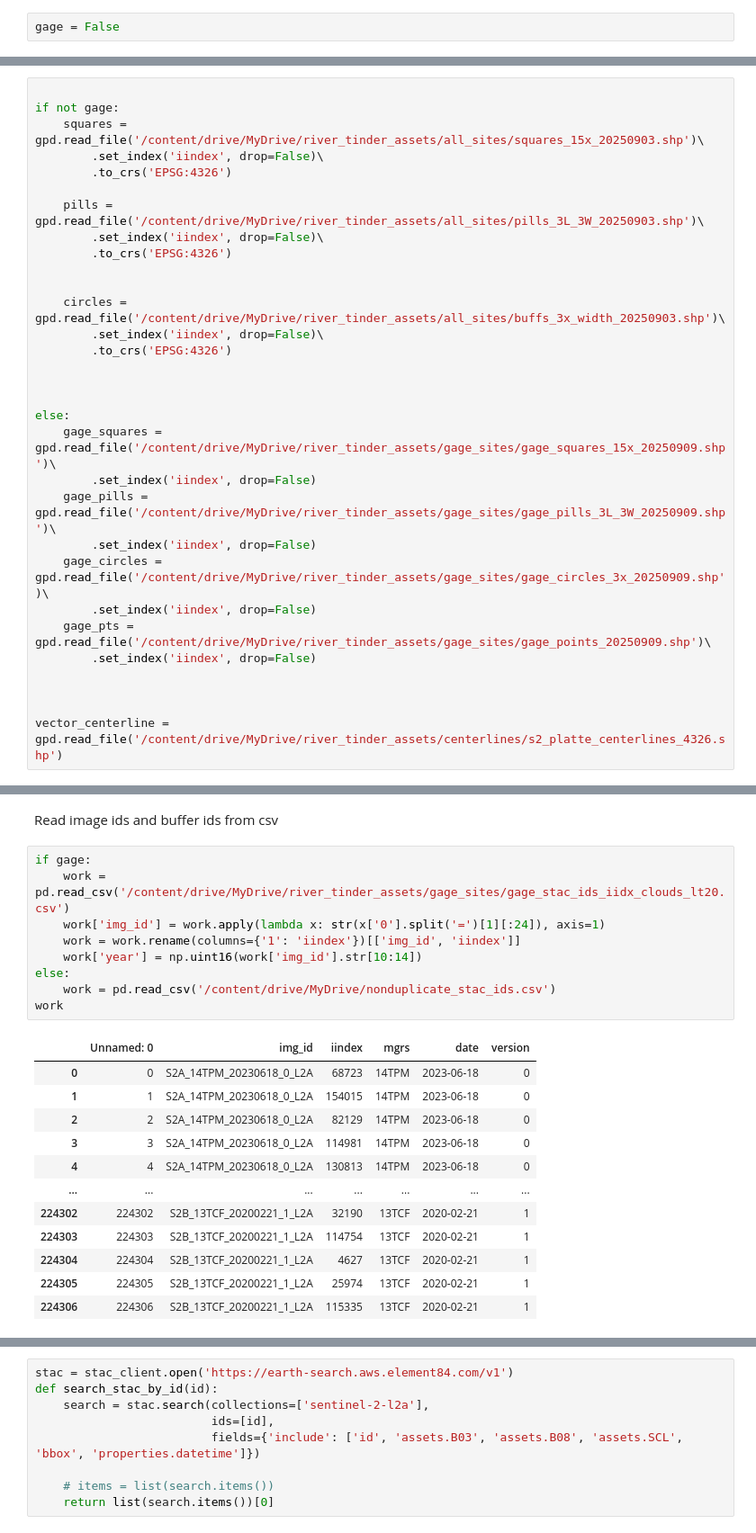
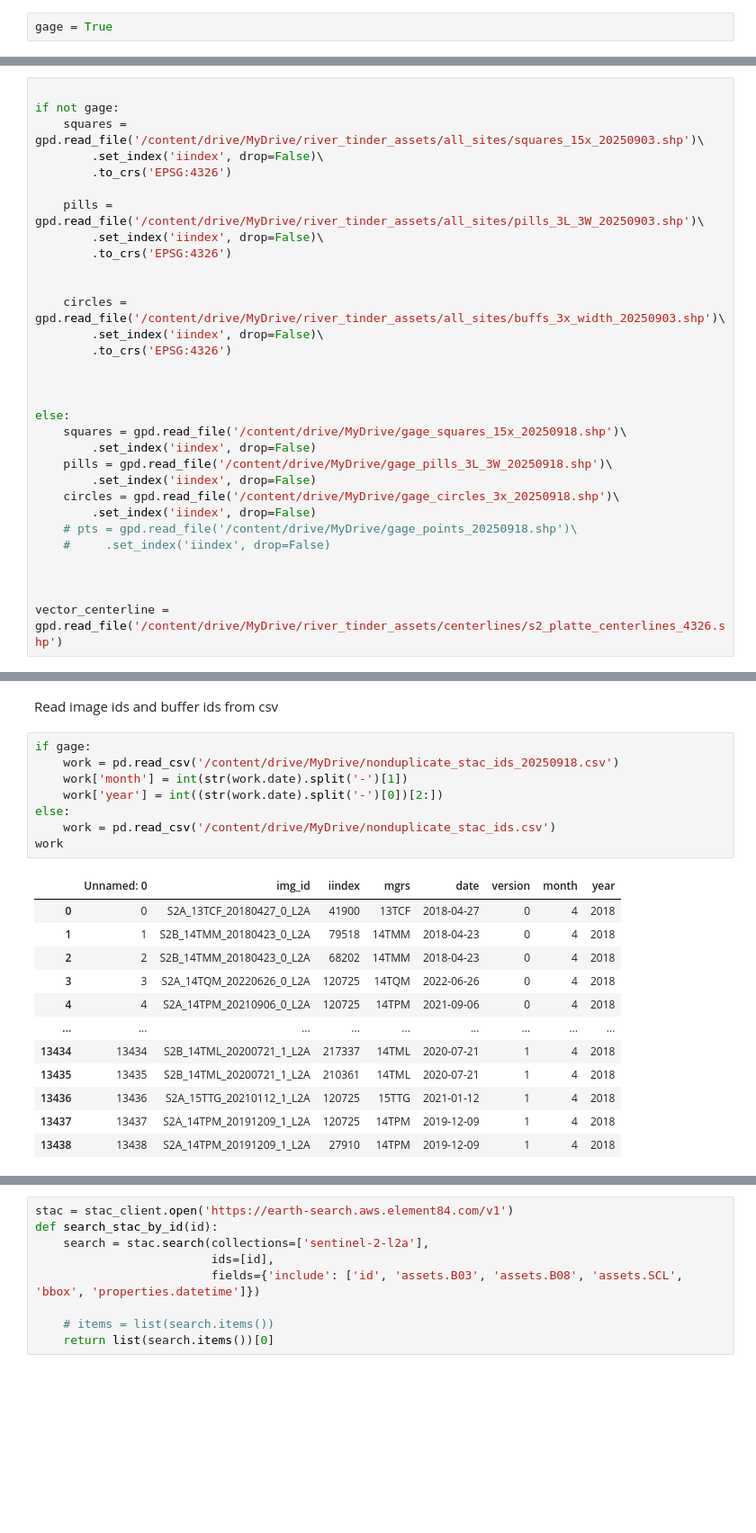
Before and after one commit to wherediddavidgo/multitemporal_RSSA, a Jupyter notebook: stac_processing_download.ipynb, the cells around one changed output, grey strips where cells are left out. Shown at 90% size. Cells and saved outputs as stored; diff of their text form; blank space fills up the shorter version.

Commit message:
27 gage validation

```diff
--- a/stac_processing_download.ipynb
+++ b/stac_processing_download.ipynb
@@ -86,7 +86,7 @@ def normalized_difference(x, y):
 
     return normalized_diff
 # %%
-gage = False
+gage = True
 # %% [markdown]
 Import vector assets
 # %%
@@ -108,14 +108,14 @@ if not gage:
 
 
 else:
-    gage_squares = gpd.read_file('/content/drive/MyDrive/river_tinder_assets/gage_sites/gage_squares_15x_20250909.shp')\
+    squares = gpd.read_file('/content/drive/MyDrive/gage_squares_15x_20250918.shp')\
         .set_index('iindex', drop=False)
-    gage_pills = gpd.read_file('/content/drive/MyDrive/river_tinder_assets/gage_sites/gage_pills_3L_3W_20250909.shp')\
+    pills = gpd.read_file('/content/drive/MyDrive/gage_pills_3L_3W_20250918.shp')\
         .set_index('iindex', drop=False)
-    gage_circles = gpd.read_file('/content/drive/MyDrive/river_tinder_assets/gage_sites/gage_circles_3x_20250909.shp')\
+    circles = gpd.read_file('/content/drive/MyDrive/gage_circles_3x_20250918.shp')\
         .set_index('iindex', drop=False)
-    gage_pts = gpd.read_file('/content/drive/MyDrive/river_tinder_assets/gage_sites/gage_points_20250909.shp')\
-        .set_index('iindex', drop=False)
+    # pts = gpd.read_file('/content/drive/MyDrive/gage_points_20250918.shp')\
+    #     .set_index('iindex', drop=False)
 
 
 
@@ -219,23 +219,22 @@ nonduplicate_work.to_csv('/content/drive/MyDrive/nonduplicate_stac_ids.csv')
 Read image ids and buffer ids from csv
 # %%
 if gage:
-    work = pd.read_csv('/content/drive/MyDrive/river_tinder_assets/gage_sites/gage_stac_ids_iidx_clouds_lt20.csv')
-    work['img_id'] = work.apply(lambda x: str(x['0'].split('=')[1][:24]), axis=1)
-    work = work.rename(columns={'1': 'iindex'})[['img_id', 'iindex']]
-    work['year'] = np.uint16(work['img_id'].str[10:14])
+    work = pd.read_csv('/content/drive/MyDrive/nonduplicate_stac_ids_20250918.csv')
+    work['month'] = int(str(work.date).split('-')[1])
+    work['year'] = int((str(work.date).split('-')[0])[2:])
 else:
     work = pd.read_csv('/content/drive/MyDrive/nonduplicate_stac_ids.csv')
 work
 # %% [output]
-|  | Unnamed: 0 | img_id | iindex | mgrs | date | version |
-| 0 | 0 | S2A_14TPM_20230618_0_L2A | 68723 | 14TPM | 2023-06-18 | 0 |
-| 1 | 1 | S2A_14TPM_20230618_0_L2A | 154015 | 14TPM | 2023-06-18 | 0 |
-| 2 | 2 | S2A_14TPM_20230618_0_L2A | 82129 | 14TPM | 2023-06-18 | 0 |
-| 3 | 3 | S2A_14TPM_20230618_0_L2A | 114981 | 14TPM | 2023-06-18 | 0 |
-| 4 | 4 | S2A_14TPM_20230618_0_L2A | 130813 | 14TPM | 2023-06-18 | 0 |
-| ... | ... | ... | ... | ... | ... | ... |
-| 224302 | 224302 | S2B_13TCF_20200221_1_L2A | 32190 | 13TCF | 2020-02-21 | 1 |
-| 224303 | 224303 | S2B_13TCF_20200221_1_L2A | 114754 | 13TCF | 2020-02-21 | 1 |
-| 224304 | 224304 | S2B_13TCF_20200221_1_L2A | 4627 | 13TCF | 2020-02-21 | 1 |
-| 224305 | 224305 | S2B_13TCF_20200221_1_L2A | 25974 | 13TCF | 2020-02-21 | 1 |
-| 224306 | 224306 | S2B_13TCF_20200221_1_L2A | 115335 | 13TCF | 2020-02-21 | 1 |
+|  | Unnamed: 0 | img_id | iindex | mgrs | date | version | month | year |
+| 0 | 0 | S2A_13TCF_20180427_0_L2A | 41900 | 13TCF | 2018-04-27 | 0 | 4 | 2018 |
+| 1 | 1 | S2B_14TMM_20180423_0_L2A | 79518 | 14TMM | 2018-04-23 | 0 | 4 | 2018 |
+| 2 | 2 | S2B_14TMM_20180423_0_L2A | 68202 | 14TMM | 2018-04-23 | 0 | 4 | 2018 |
+| 3 | 3 | S2A_14TQM_20220626_0_L2A | 120725 | 14TQM | 2022-06-26 | 0 | 4 | 2018 |
+| 4 | 4 | S2A_14TPM_20210906_0_L2A | 120725 | 14TPM | 2021-09-06 | 0 | 4 | 2018 |
+| ... | ... | ... | ... | ... | ... | ... | ... | ... |
+| 13434 | 13434 | S2B_14TML_20200721_1_L2A | 217337 | 14TML | 2020-07-21 | 1 | 4 | 2018 |
+| 13435 | 13435 | S2B_14TML_20200721_1_L2A | 210361 | 14TML | 2020-07-21 | 1 | 4 | 2018 |
+| 13436 | 13436 | S2A_15TTG_20210112_1_L2A | 120725 | 15TTG | 2021-01-12 | 1 | 4 | 2018 |
+| 13437 | 13437 | S2A_14TPM_20191209_1_L2A | 120725 | 14TPM | 2019-12-09 | 1 | 4 | 2018 |
+| 13438 | 13438 | S2A_14TPM_20191209_1_L2A | 27910 | 14TPM | 2019-12-09 | 1 | 4 | 2018 |
```
Also changed, not shown: parts of 6 cells of this notebook.
